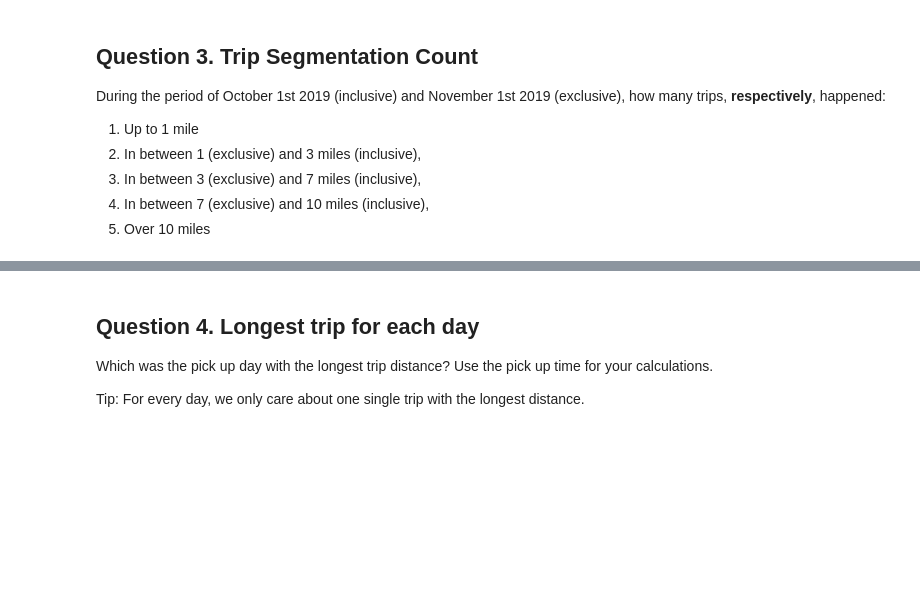
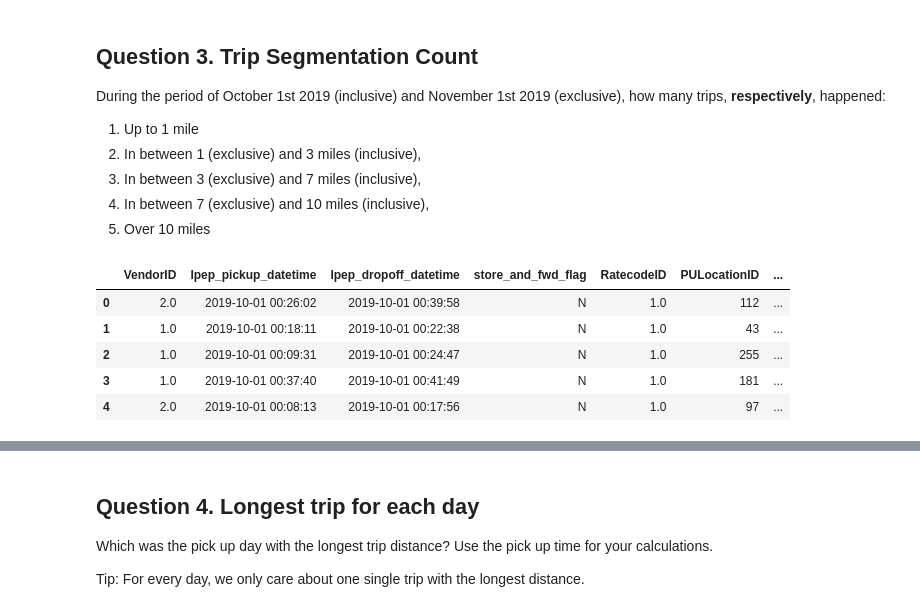
Before and after one commit to ChristopherOloo/DE-Zoomcamp-Lab, a Jupyter notebook: 1_2_Docker/homework-1.ipynb, the cells around one changed output, grey strips where cells are left out. Saved outputs shown, nothing was run; the diff lists cells and outputs as text; code cells hidden in the pictures; blank space fills up the shorter version.

```diff
--- a/1_2_Docker/pg-test-connection.ipynb
+++ b/1_2_Docker/homework-1.ipynb
@@ -44,3 +98,19 @@ During the period of October 1st 2019 (inclusive) and November 1st 2019 (exclusi
 3. In between 3 (exclusive) and 7 miles (inclusive),
 4. In between 7 (exclusive) and 10 miles (inclusive),
 5. Over 10 miles
+# %%
+# Reading the whole dat from the csv data
+df = pd.read_csv('green_tripdata_2019-10.csv', low_memory=False)
+# %%
+# Converting the pickup and dropoff to appropriate date format
+df.lpep_pickup_datetime = pd.to_datetime(df.lpep_pickup_datetime)
+df.lpep_dropoff_datetime = pd.to_datetime(df.lpep_dropoff_datetime)
+# %%
+df.head()
+# %% [output]
+|  | VendorID | lpep_pickup_datetime | lpep_dropoff_datetime | store_and_fwd_flag | RatecodeID | PULocationID | ... |
+| 0 | 2.0 | 2019-10-01 00:26:02 | 2019-10-01 00:39:58 | N | 1.0 | 112 | ... |
+| 1 | 1.0 | 2019-10-01 00:18:11 | 2019-10-01 00:22:38 | N | 1.0 | 43 | ... |
+| 2 | 1.0 | 2019-10-01 00:09:31 | 2019-10-01 00:24:47 | N | 1.0 | 255 | ... |
+| 3 | 1.0 | 2019-10-01 00:37:40 | 2019-10-01 00:41:49 | N | 1.0 | 181 | ... |
+| 4 | 2.0 | 2019-10-01 00:08:13 | 2019-10-01 00:17:56 | N | 1.0 | 97 | ... |
```
Also changed, not shown: parts of 15 cells of this notebook, 3 other files.
